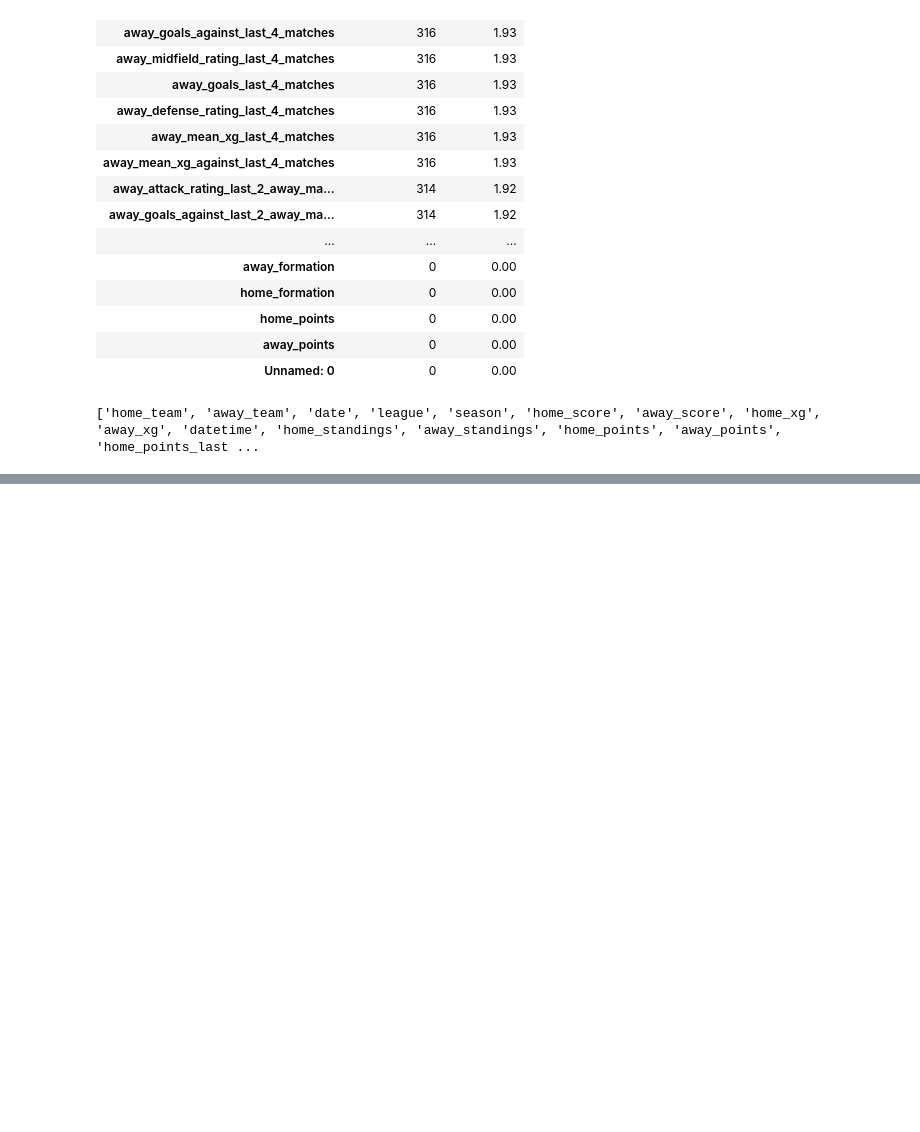
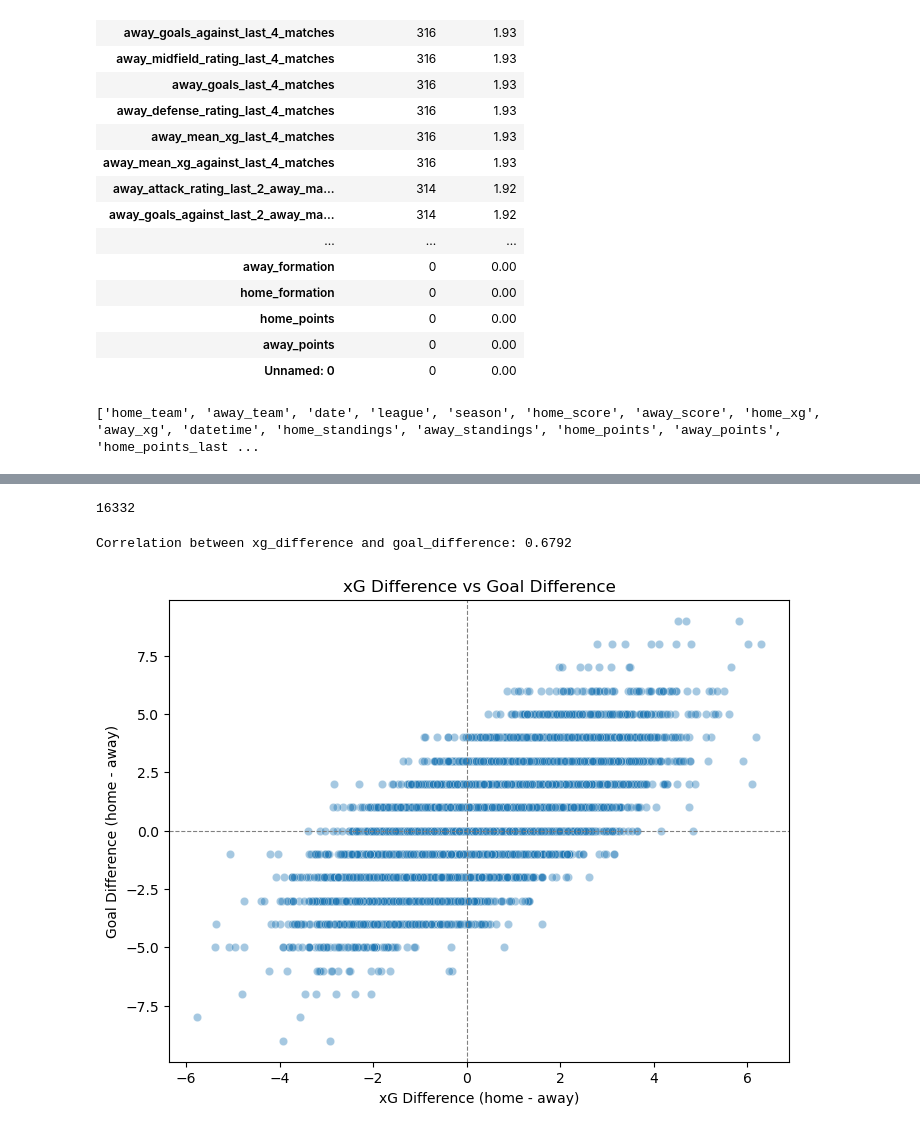
Before and after one commit to magrimuc/prj-2-eda-sql-football-matches-statistics, a Jupyter notebook: Berni_notebook.ipynb, the cells around one changed output, grey strips where cells are left out. Cells and saved outputs as stored; diff of their text form; code cells hidden in the pictures; blank space fills up the shorter version.

```diff
--- a/Berni_notebook.ipynb
+++ b/Berni_notebook.ipynb
@@ -208,0 +383,26 @@ clean_df.head()
+# %%
+# Create xg_difference
+clean_df["xg_difference"] = clean_df["home_xg"] - clean_df["away_xg"]
+# %%
+clean_df.to_sql("matches", conn, if_exists="replace", index=False)
+# %% [output]
+16332
+# %%
+correlation_diff = clean_df["xg_difference"].corr(clean_df["goal_difference"])
+print(f"Correlation between xg_difference and goal_difference: {correlation_diff:.4f}")
+# %% [output]
+Correlation between xg_difference and goal_difference: 0.6792
+# %%
+import matplotlib.pyplot as plt
+import seaborn as sns
+
+plt.figure(figsize=(8,6))
+sns.scatterplot(data=clean_df, x="xg_difference", y="goal_difference", alpha=0.4)
+plt.axhline(0, color="gray", linestyle="--", linewidth=0.8)
+plt.axvline(0, color="gray", linestyle="--", linewidth=0.8)
+plt.title("xG Difference vs Goal Difference")
+plt.xlabel("xG Difference (home - away)")
+plt.ylabel("Goal Difference (home - away)")
+plt.show()
+# %% [output]
+[figure, added]
```
Also changed, not shown: parts of 18 cells of this notebook.
